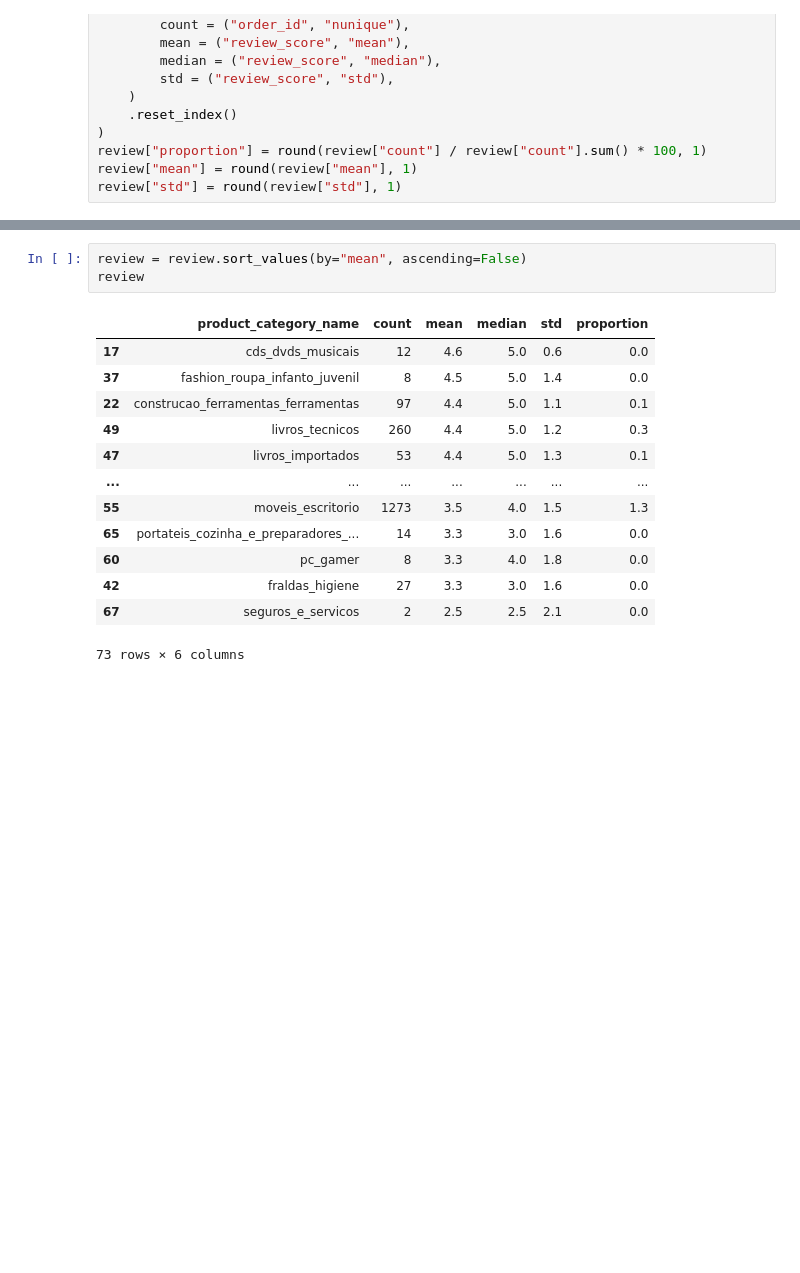
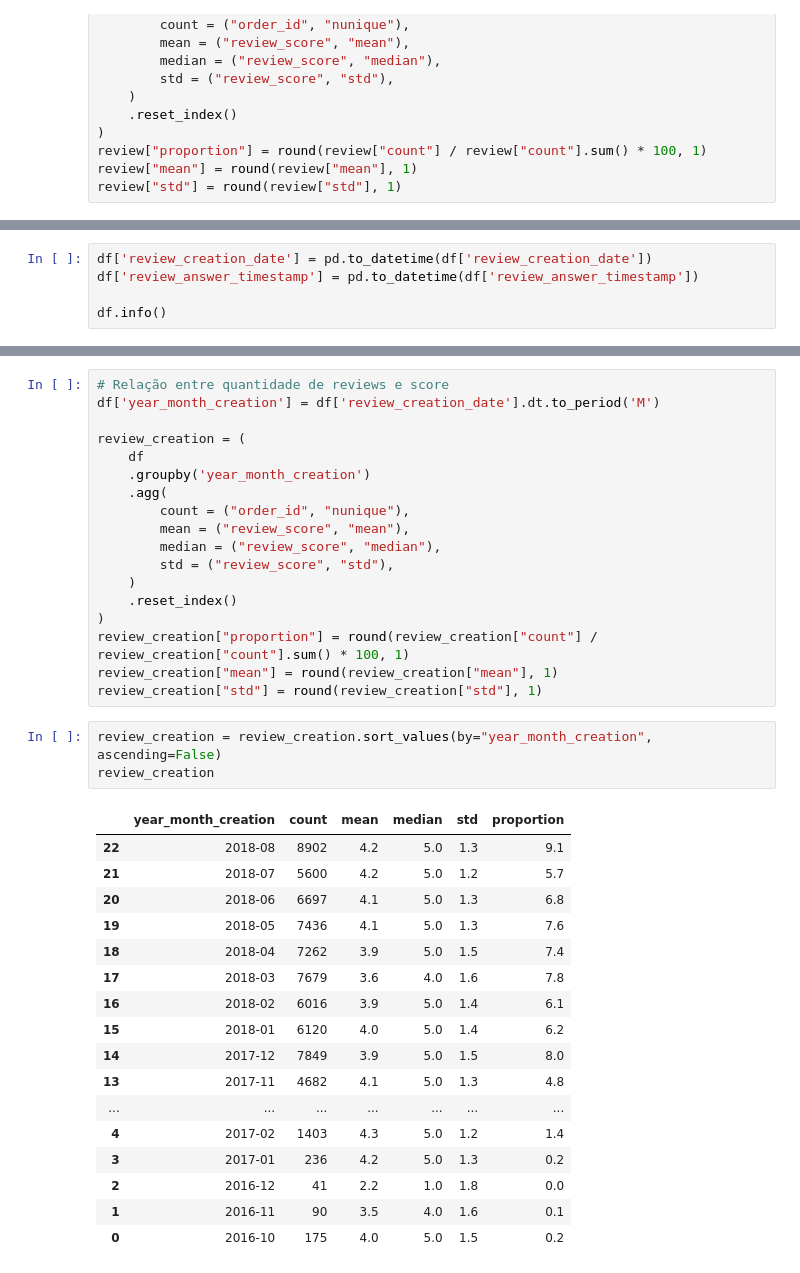
Before and after one commit to denisevitoriano/tech_challenge_fase_03, a Jupyter notebook: tech_challenge_fase_03/notebooks/01_eda.ipynb, the cells around one changed output, grey strips where cells are left out. Saved outputs shown, nothing was run; the diff lists cells and outputs as text; blank space fills up the shorter version.

```diff
--- a/tech_challenge_fase_03/notebooks/01_eda.ipynb
+++ b/tech_challenge_fase_03/notebooks/01_eda.ipynb
@@ -776,0 +854,5 @@ review
+# %%
+df['review_creation_date'] = pd.to_datetime(df['review_creation_date'])
+df['review_answer_timestamp'] = pd.to_datetime(df['review_answer_timestamp'])
+
+df.info()
@@ -777,18 +877,40 @@ review
+# %%
+# Relação entre quantidade de reviews e score
+df['year_month_creation'] = df['review_creation_date'].dt.to_period('M')
+
+review_creation = (
+    df
+    .groupby('year_month_creation')
+    .agg(
+        count = ("order_id", "nunique"),
+        mean = ("review_score", "mean"),
+        median = ("review_score", "median"),
+        std = ("review_score", "std"),
+    )
+    .reset_index()
+)
+review_creation["proportion"] = round(review_creation["count"] / review_creation["count"].sum() * 100, 1)
+review_creation["mean"] = round(review_creation["mean"], 1)
+review_creation["std"] = round(review_creation["std"], 1)
 # %%
-review = review.sort_values(by="mean", ascending=False)
-review
+review_creation = review_creation.sort_values(by="year_month_creation", ascending=False)
+review_creation
 # %% [output]
-|  | product_category_name | count | mean | median | std | proportion |
-| 17 | cds_dvds_musicais | 12 | 4.6 | 5.0 | 0.6 | 0.0 |
-| 37 | fashion_roupa_infanto_juvenil | 8 | 4.5 | 5.0 | 1.4 | 0.0 |
-| 22 | construcao_ferramentas_ferramentas | 97 | 4.4 | 5.0 | 1.1 | 0.1 |
-| 49 | livros_tecnicos | 260 | 4.4 | 5.0 | 1.2 | 0.3 |
-| 47 | livros_importados | 53 | 4.4 | 5.0 | 1.3 | 0.1 |
+|  | year_month_creation | count | mean | median | std | proportion |
+| 22 | 2018-08 | 8902 | 4.2 | 5.0 | 1.3 | 9.1 |
+| 21 | 2018-07 | 5600 | 4.2 | 5.0 | 1.2 | 5.7 |
+| 20 | 2018-06 | 6697 | 4.1 | 5.0 | 1.3 | 6.8 |
+| 19 | 2018-05 | 7436 | 4.1 | 5.0 | 1.3 | 7.6 |
+| 18 | 2018-04 | 7262 | 3.9 | 5.0 | 1.5 | 7.4 |
+| 17 | 2018-03 | 7679 | 3.6 | 4.0 | 1.6 | 7.8 |
+| 16 | 2018-02 | 6016 | 3.9 | 5.0 | 1.4 | 6.1 |
+| 15 | 2018-01 | 6120 | 4.0 | 5.0 | 1.4 | 6.2 |
+| 14 | 2017-12 | 7849 | 3.9 | 5.0 | 1.5 | 8.0 |
+| 13 | 2017-11 | 4682 | 4.1 | 5.0 | 1.3 | 4.8 |
 | ... | ... | ... | ... | ... | ... | ... |
-| 55 | moveis_escritorio | 1273 | 3.5 | 4.0 | 1.5 | 1.3 |
-| 65 | portateis_cozinha_e_preparadores_... | 14 | 3.3 | 3.0 | 1.6 | 0.0 |
-| 60 | pc_gamer | 8 | 3.3 | 4.0 | 1.8 | 0.0 |
-| 42 | fraldas_higiene | 27 | 3.3 | 3.0 | 1.6 | 0.0 |
-| 67 | seguros_e_servicos | 2 | 2.5 | 2.5 | 2.1 | 0.0 |
+| 4 | 2017-02 | 1403 | 4.3 | 5.0 | 1.2 | 1.4 |
+| 3 | 2017-01 | 236 | 4.2 | 5.0 | 1.3 | 0.2 |
+| 2 | 2016-12 | 41 | 2.2 | 1.0 | 1.8 | 0.0 |
+| 1 | 2016-11 | 90 | 3.5 | 4.0 | 1.6 | 0.1 |
+| 0 | 2016-10 | 175 | 4.0 | 5.0 | 1.5 | 0.2 |
-73 rows × 6 columns
 # %%
```
Also changed, not shown: parts of 13 cells of this notebook, 1 other file.
